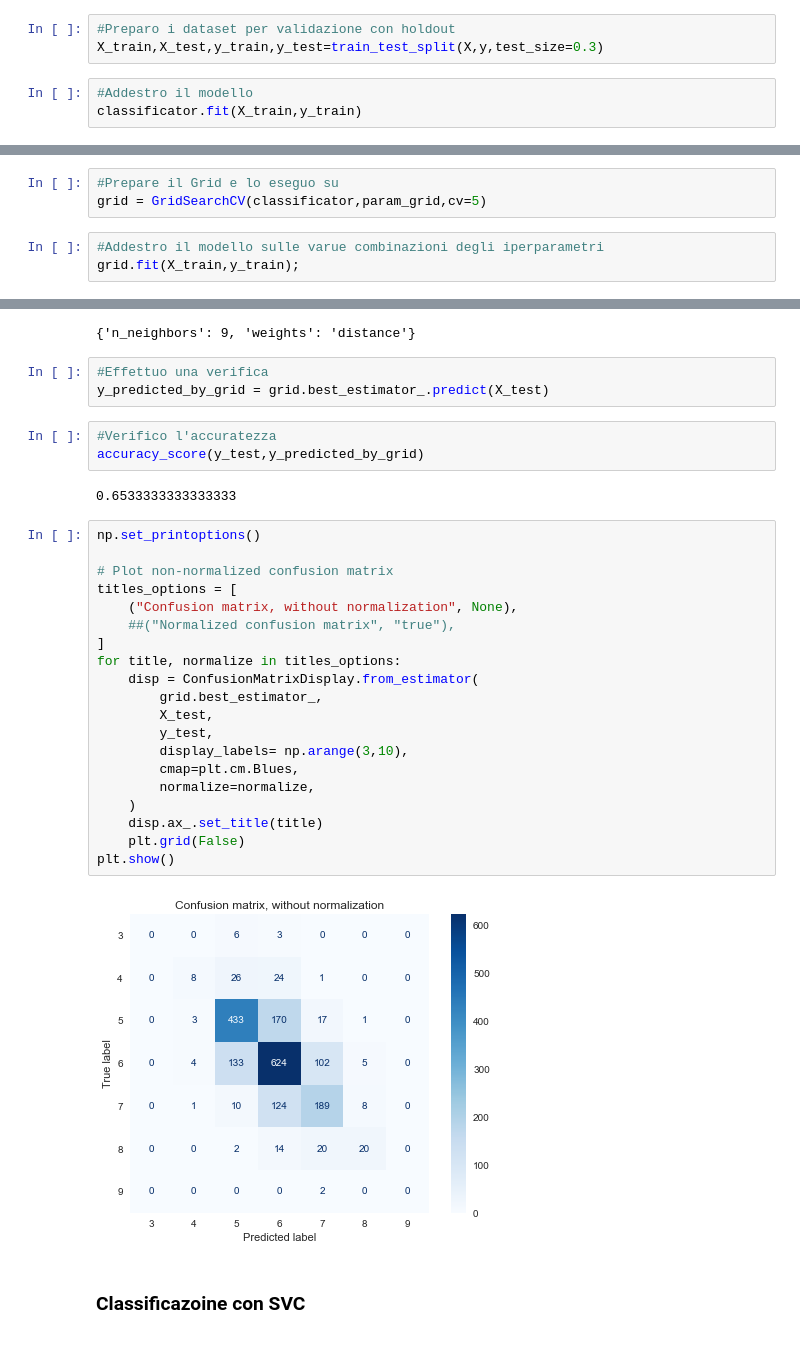
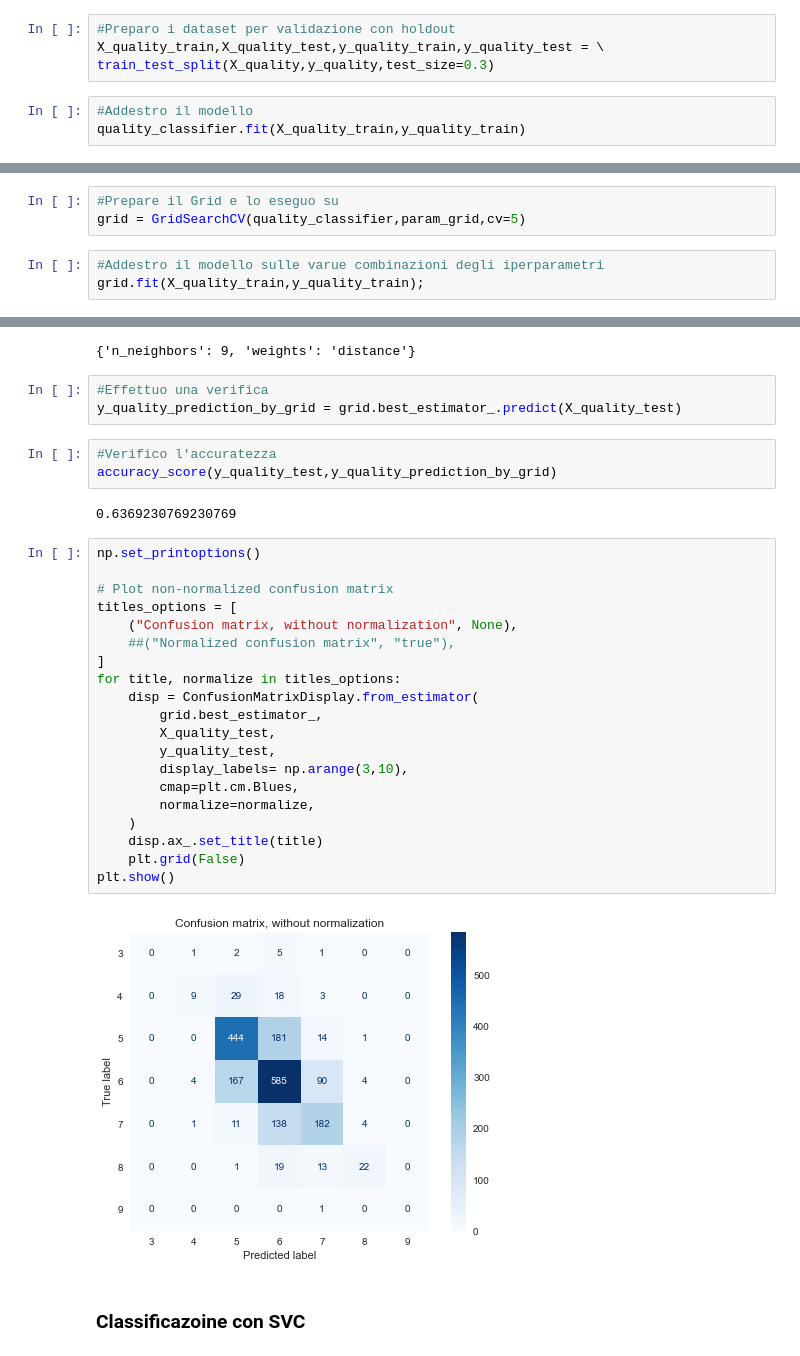
Before and after one commit to enrimon15/datascience-wine-quality, a Jupyter notebook: Wine Analysis-ML-classificazione-qualità-con-10-classi.ipynb, the cells around one changed output, grey strips where cells are left out. Cells and saved outputs as stored; diff of their text form.

```diff
--- a/Wine Analysis-ML-classificazione-qualità-con-10-classi.ipynb
+++ b/Wine Analysis-ML-classificazione-qualità-con-10-classi.ipynb
@@ -257,10 +227,11 @@ classificator = neighbors.KNeighborsClassifier(n_neighbors = 1)
 #### Validazione HoldOut
 # %%
 #Preparo i dataset per validazione con holdout
-X_train,X_test,y_train,y_test=train_test_split(X,y,test_size=0.3)
+X_quality_train,X_quality_test,y_quality_train,y_quality_test = \
+train_test_split(X_quality,y_quality,test_size=0.3)
 # %%
 #Addestro il modello
-classificator.fit(X_train,y_train)
+quality_classifier.fit(X_quality_train,y_quality_train)
 # %% [output]
 KNeighborsClassifier(n_neighbors=1)
 # %%
@@ -300,10 +271,10 @@ y_predict_leave_one_out.mean()
 param_grid = {'n_neighbors' : np.arange(1,10), 'weights' : ['uniform','distance']}
 # %%
 #Prepare il Grid e lo eseguo su
-grid = GridSearchCV(classificator,param_grid,cv=5)
+grid = GridSearchCV(quality_classifier,param_grid,cv=5)
 # %%
 #Addestro il modello sulle varue combinazioni degli iperparametri
-grid.fit(X_train,y_train);
+grid.fit(X_quality_train,y_quality_train);
 # %%
 #Iperparametri migliori
 grid.best_params_
@@ -311,34 +282,34 @@ grid.best_params_
 {'n_neighbors': 9, 'weights': 'distance'}
 # %%
 #Effettuo una verifica
-y_predicted_by_grid = grid.best_estimator_.predict(X_test)
+y_quality_prediction_by_grid = grid.best_estimator_.predict(X_quality_test)
 # %%
 #Verifico l'accuratezza
-accuracy_score(y_test,y_predicted_by_grid)
+accuracy_score(y_quality_test,y_quality_prediction_by_grid)
 # %% [output]
-0.6533333333333333
+0.6369230769230769
 # %%
 np.set_printoptions()
 
 # Plot non-normalized confusion matrix
 titles_options = [
     ("Confusion matrix, without normalization", None),
     ##("Normalized confusion matrix", "true"),
 ]
 for title, normalize in titles_options:
     disp = ConfusionMatrixDisplay.from_estimator(
         grid.best_estimator_,
-        X_test,
-        y_test,
+        X_quality_test,
+        y_quality_test,
         display_labels= np.arange(3,10),
         cmap=plt.cm.Blues,
         normalize=normalize,
     )
     disp.ax_.set_title(title)
     plt.grid(False)
 plt.show()
 # %% [output]
-[figure, old version]
+[figure, new version]
 # %% [markdown]
 ### Classificazoine con SVC
 # %% [markdown]
```
Also changed, not shown: parts of 28 cells of this notebook.
